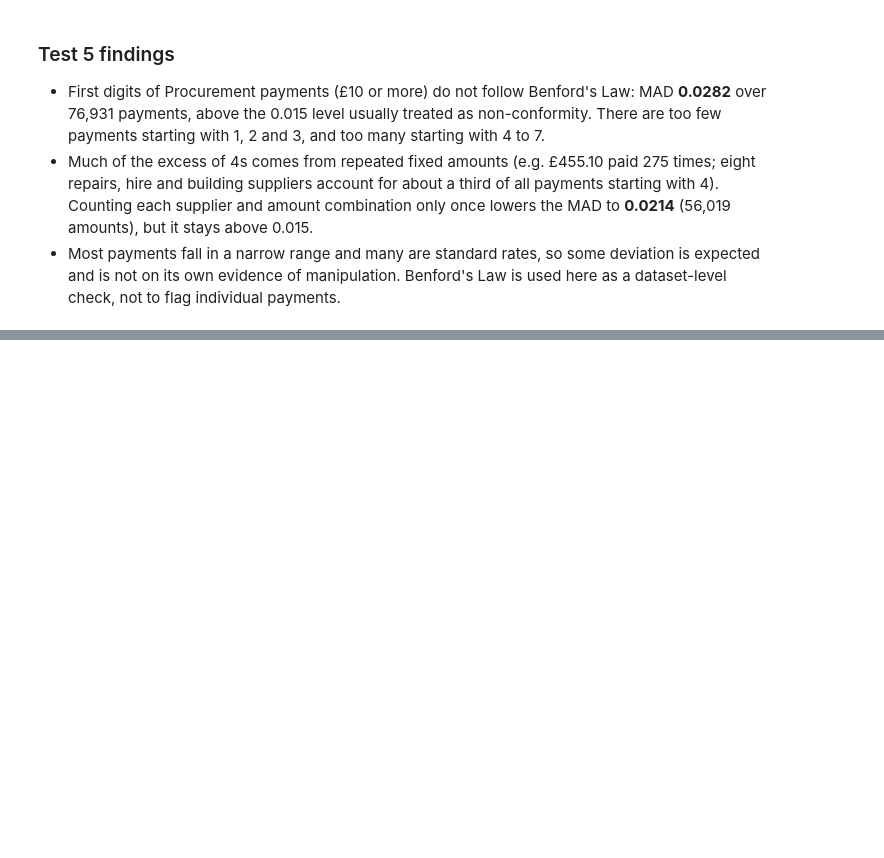
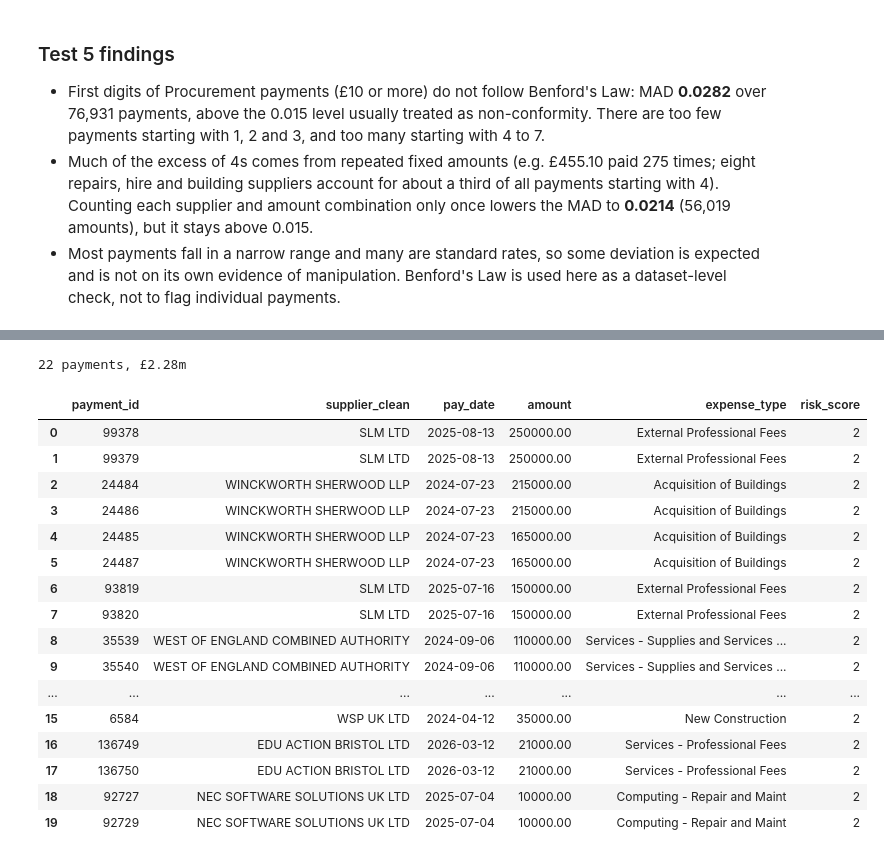
Before and after one commit to shatabdi-kashyap/procurement-spend-analysis, a Jupyter notebook: notebooks/06_unusual_payments.ipynb, the cells around one changed output, grey strips where cells are left out. Cells and saved outputs as stored; diff of their text form; code cells hidden in the pictures; blank space fills up the shorter version.

```diff
--- a/notebooks/06_unusual_payments.ipynb
+++ b/notebooks/06_unusual_payments.ipynb
@@ -426,0 +498,29 @@ Unique amounts: 56,019 tested, MAD 0.0214
+# %%
+review = q("""
+SELECT payment_id, supplier_clean, pay_date, printf('%.2f', amount) AS amount, expense_type,
+       risk_score
+FROM payment_flags
+WHERE flag_duplicate_pair = 1 AND risk_score >= 2
+ORDER BY CAST(amount AS REAL) DESC
+""")
+print(f"{len(review)} payments, £{review['amount'].astype(float).sum() / 1e6:.2f}m")
+review.head(20)
+# %% [output]
+22 payments, £2.28m
+|  | payment_id | supplier_clean | pay_date | amount | expense_type | risk_score |
+| 0 | 99378 | SLM LTD | 2025-08-13 | 250000.00 | External Professional Fees | 2 |
+| 1 | 99379 | SLM LTD | 2025-08-13 | 250000.00 | External Professional Fees | 2 |
+| 2 | 24484 | WINCKWORTH SHERWOOD LLP | 2024-07-23 | 215000.00 | Acquisition of Buildings | 2 |
+| 3 | 24486 | WINCKWORTH SHERWOOD LLP | 2024-07-23 | 215000.00 | Acquisition of Buildings | 2 |
+| 4 | 24485 | WINCKWORTH SHERWOOD LLP | 2024-07-23 | 165000.00 | Acquisition of Buildings | 2 |
+| 5 | 24487 | WINCKWORTH SHERWOOD LLP | 2024-07-23 | 165000.00 | Acquisition of Buildings | 2 |
+| 6 | 93819 | SLM LTD | 2025-07-16 | 150000.00 | External Professional Fees | 2 |
+| 7 | 93820 | SLM LTD | 2025-07-16 | 150000.00 | External Professional Fees | 2 |
+| 8 | 35539 | WEST OF ENGLAND COMBINED AUTHORITY | 2024-09-06 | 110000.00 | Services - Supplies and Services ... | 2 |
+| 9 | 35540 | WEST OF ENGLAND COMBINED AUTHORITY | 2024-09-06 | 110000.00 | Services - Supplies and Services ... | 2 |
+| ... | ... | ... | ... | ... | ... | ... |
+| 15 | 6584 | WSP UK LTD | 2024-04-12 | 35000.00 | New Construction | 2 |
+| 16 | 136749 | EDU ACTION BRISTOL LTD | 2026-03-12 | 21000.00 | Services - Professional Fees | 2 |
+| 17 | 136750 | EDU ACTION BRISTOL LTD | 2026-03-12 | 21000.00 | Services - Professional Fees | 2 |
+| 18 | 92727 | NEC SOFTWARE SOLUTIONS UK LTD | 2025-07-04 | 10000.00 | Computing - Repair and Maint | 2 |
+| 19 | 92729 | NEC SOFTWARE SOLUTIONS UK LTD | 2025-07-04 | 10000.00 | Computing - Repair and Maint | 2 |
```
Also changed, not shown: parts of 7 cells of this notebook, 7 other files.
